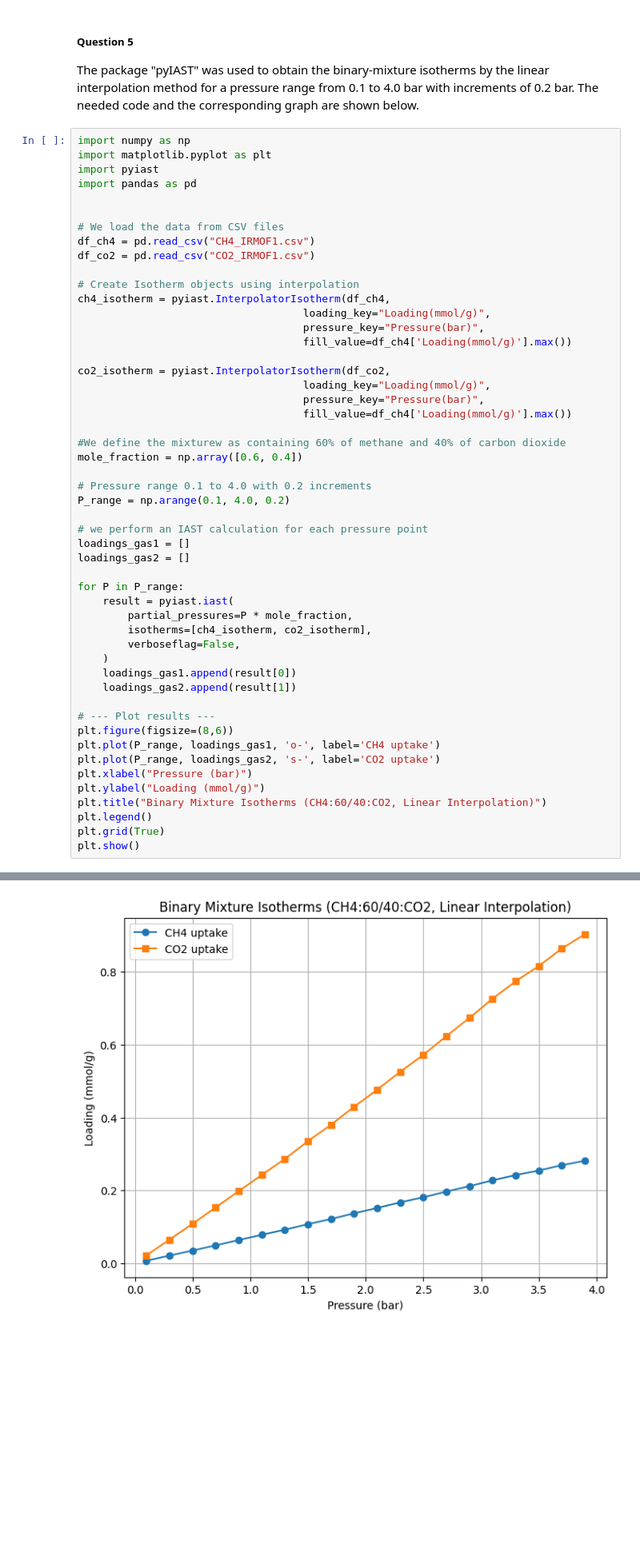
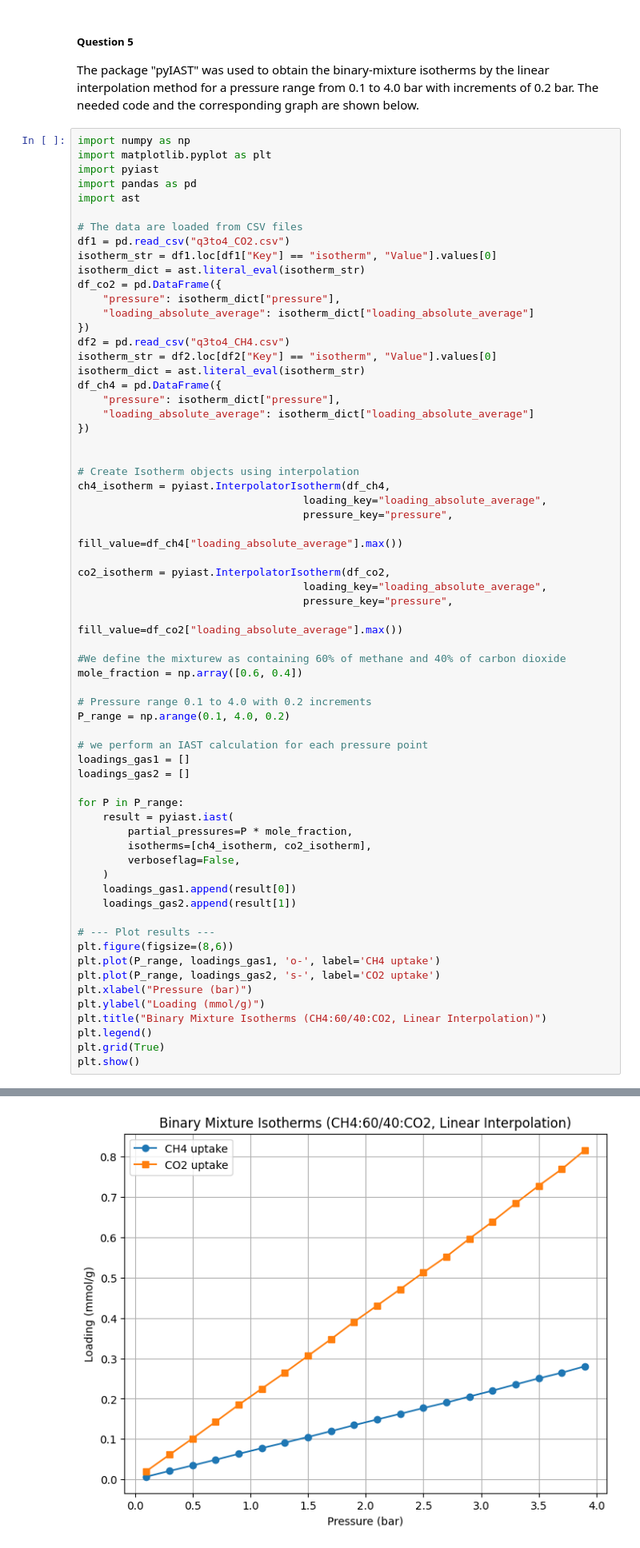
Before and after one commit to LucasEiche/ModLab_groupK, a Jupyter notebook: Assigmnent 2/GroupK_Block2_assignment2.ipynb, the cells around one changed output, grey strips where cells are left out. Shown at 80% size. Cells and saved outputs as stored; diff of their text form; blank space fills up the shorter version.

Commit message:
changed the code for data importation

```diff
--- a/Assigmnent 2/GroupK_Block2_assignment2.ipynb
+++ b/Assigmnent 2/GroupK_Block2_assignment2.ipynb
@@ -20,22 +20,35 @@ import numpy as np
 import matplotlib.pyplot as plt
 import pyiast
 import pandas as pd
+import ast
 
+# The data are loaded from CSV files
+df1 = pd.read_csv("q3to4_CO2.csv")
+isotherm_str = df1.loc[df1["Key"] == "isotherm", "Value"].values[0]
+isotherm_dict = ast.literal_eval(isotherm_str)
+df_co2 = pd.DataFrame({
+    "pressure": isotherm_dict["pressure"],
+    "loading_absolute_average": isotherm_dict["loading_absolute_average"]
+})
+df2 = pd.read_csv("q3to4_CH4.csv")
+isotherm_str = df2.loc[df2["Key"] == "isotherm", "Value"].values[0]
+isotherm_dict = ast.literal_eval(isotherm_str)
+df_ch4 = pd.DataFrame({
+    "pressure": isotherm_dict["pressure"],
+    "loading_absolute_average": isotherm_dict["loading_absolute_average"]
+})
 
-# We load the data from CSV files
-df_ch4 = pd.read_csv("CH4_IRMOF1.csv")
-df_co2 = pd.read_csv("CO2_IRMOF1.csv")
 
 # Create Isotherm objects using interpolation
 ch4_isotherm = pyiast.InterpolatorIsotherm(df_ch4,
-                                    loading_key="Loading(mmol/g)",
-                                    pressure_key="Pressure(bar)",
-                                    fill_value=df_ch4['Loading(mmol/g)'].max())
+                                    loading_key="loading_absolute_average",
+                                    pressure_key="pressure",
+                                     fill_value=df_ch4["loading_absolute_average"].max())
 
 co2_isotherm = pyiast.InterpolatorIsotherm(df_co2,
-                                    loading_key="Loading(mmol/g)",
-                                    pressure_key="Pressure(bar)",
-                                    fill_value=df_ch4['Loading(mmol/g)'].max())
+                                    loading_key="loading_absolute_average",
+                                    pressure_key="pressure",
+                                    fill_value=df_co2["loading_absolute_average"].max())
 
 #We define the mixturew as containing 60% of methane and 40% of carbon dioxide
 mole_fraction = np.array([0.6, 0.4])
@@ -70,4 +101,4 @@ plt.show()
-[figure, old version]
+[figure, new version]
 # %% [markdown]
 ##### Question 6
 
```
Also changed, not shown: parts of 1 cell of this notebook.
